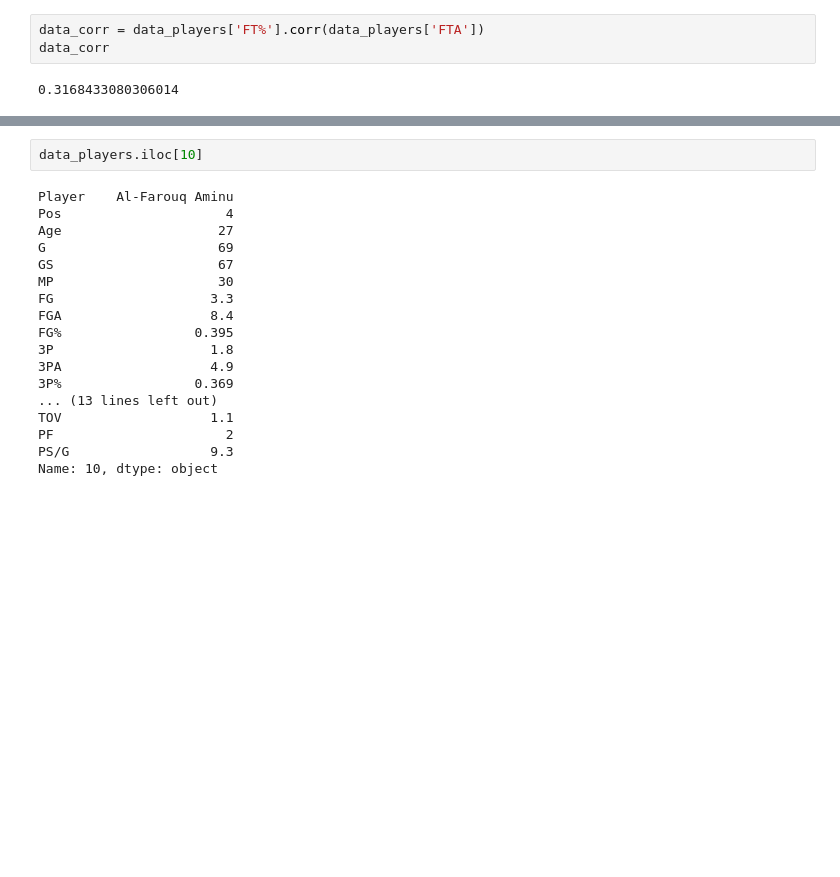
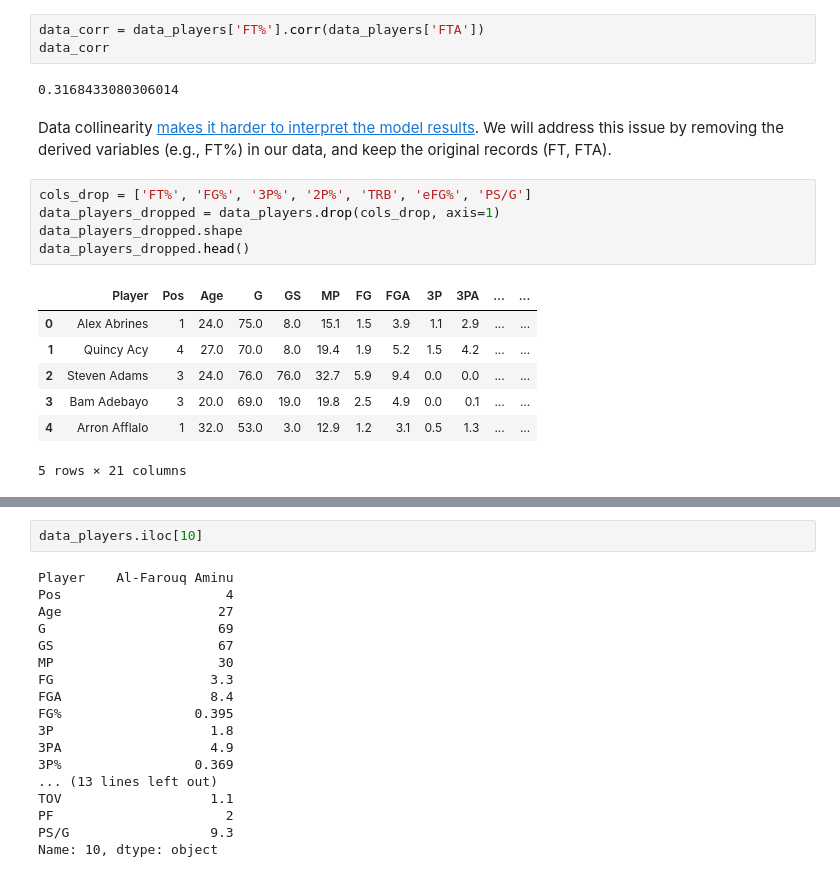
Before and after one commit to zjohnwei/nba-players-stats, a Jupyter notebook: nba-players-stats-part-1-exploratory-data-analysis.ipynb, the cells around one changed output, grey strips where cells are left out. Saved outputs shown, nothing was run; the diff lists cells and outputs as text; blank space fills up the shorter version.

Commit message:
drop the derived variables from the data

```diff
--- a/nba-players-stats-part-1-exploratory-data-analysis.ipynb
+++ b/nba-players-stats-part-1-exploratory-data-analysis.ipynb
@@ -325,3 +325,18 @@ data_corr = data_players['FT%'].corr(data_players['FTA'])
 data_corr
 # %% [output]
 0.3168433080306014
+# %% [markdown]
+Data collinearity [makes it harder to interpret the model results](https://www.quora.com/Why-is-multicollinearity-bad-in-laymans-terms-In-feature-selection-for-a-regression-model-intended-for-use-in-prediction-why-is-it-a-bad-thing-to-have-multicollinearity-or-highly-correlated-independent-variables). We will address this issue by removing the derived variables (e.g., FT%) in our data, and keep the original records (FT, FTA).
+# %%
+cols_drop = ['FT%', 'FG%', '3P%', '2P%', 'TRB', 'eFG%', 'PS/G']
+data_players_dropped = data_players.drop(cols_drop, axis=1)
+data_players_dropped.shape
+data_players_dropped.head()
+# %% [output]
+|  | Player | Pos | Age | G | GS | MP | FG | FGA | 3P | 3PA | ... | ... |
+| 0 | Alex Abrines | 1 | 24.0 | 75.0 | 8.0 | 15.1 | 1.5 | 3.9 | 1.1 | 2.9 | ... | ... |
+| 1 | Quincy Acy | 4 | 27.0 | 70.0 | 8.0 | 19.4 | 1.9 | 5.2 | 1.5 | 4.2 | ... | ... |
+| 2 | Steven Adams | 3 | 24.0 | 76.0 | 76.0 | 32.7 | 5.9 | 9.4 | 0.0 | 0.0 | ... | ... |
+| 3 | Bam Adebayo | 3 | 20.0 | 69.0 | 19.0 | 19.8 | 2.5 | 4.9 | 0.0 | 0.1 | ... | ... |
+| 4 | Arron Afflalo | 1 | 32.0 | 53.0 | 3.0 | 12.9 | 1.2 | 3.1 | 0.5 | 1.3 | ... | ... |
+5 rows × 21 columns
```
Also changed, not shown: parts of 1 cell of this notebook.
